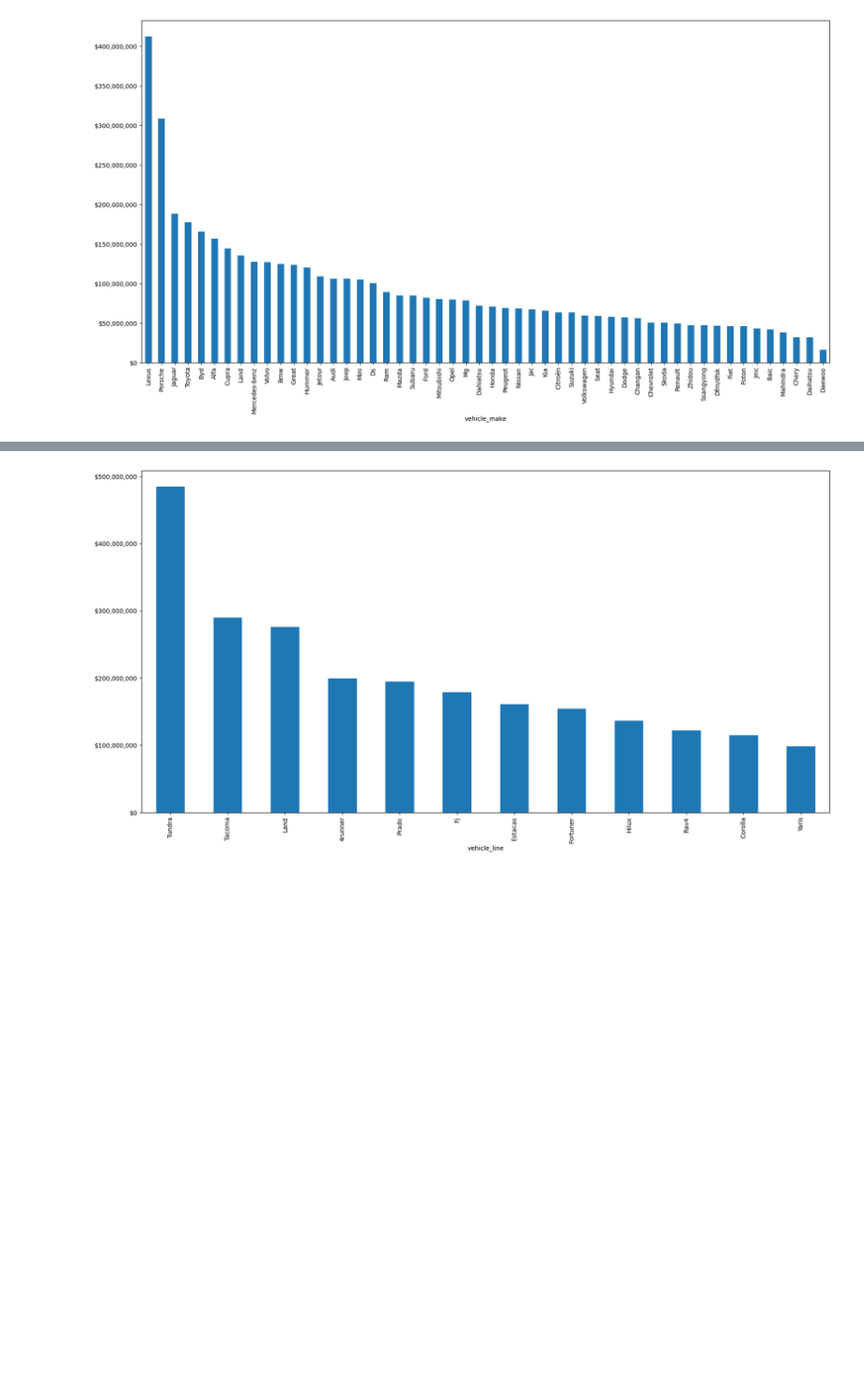
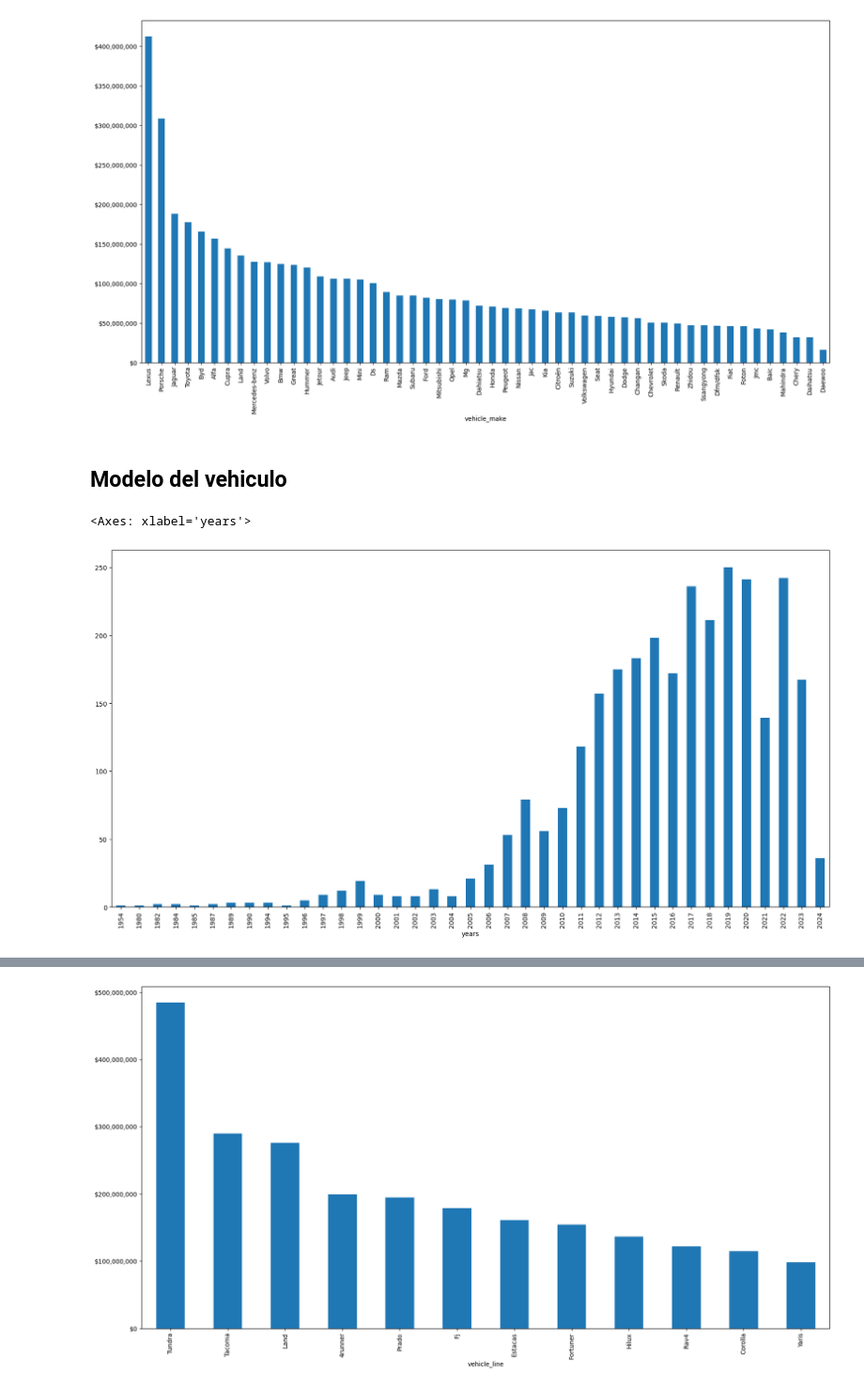
Before and after one commit to Wilmar3752/car_predict, a Jupyter notebook: notebooks/0-eda_cars.ipynb, the cells around one changed output, grey strips where cells are left out. Shown: that part at 94% size. Cells and saved outputs as stored; diff of their text form; code cells hidden in the pictures; blank space fills up the shorter version.

```diff
--- a/notebooks/0-eda_cars.ipynb
+++ b/notebooks/0-eda_cars.ipynb
@@ -38,5 +45,13 @@ ax.yaxis.set_major_formatter(tick)
 plt.show()
 # %% [output]
 [figure]
+# %% [markdown]
+## Modelo del vehiculo
+# %%
+plt.figure(figsize=(20,10))
+car_data['years'].value_counts().sort_index().plot(kind='bar')
+# %% [output]
+<Axes: xlabel='years'>
+[figure, added]
 # %%
 plt.figure(figsize=(20,10))
```
Also changed, not shown: parts of 22 cells of this notebook.
